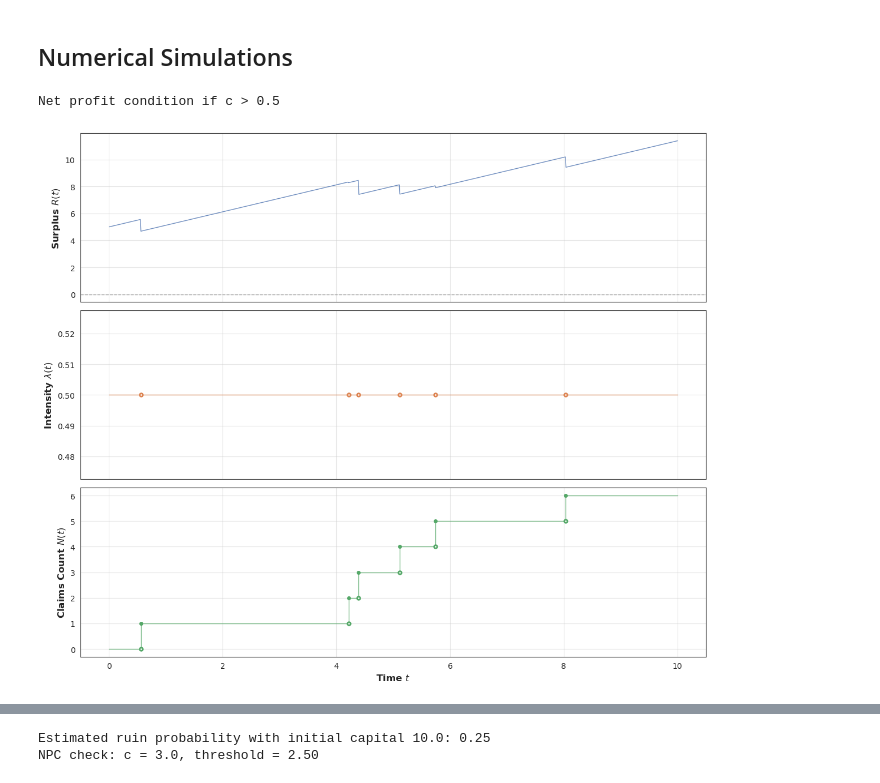
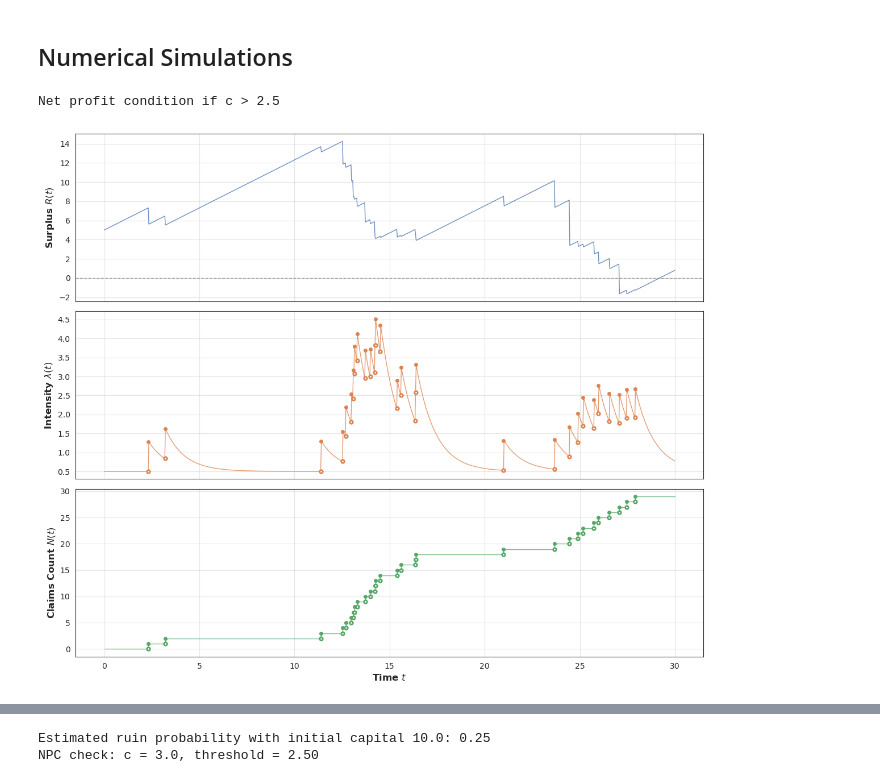
Before and after one commit to latestdesign/hawkes, a Jupyter notebook: hawkes_simulations.ipynb, the cells around one changed output, grey strips where cells are left out. Saved outputs shown, nothing was run; the diff lists cells and outputs as text; code cells hidden in the pictures.

```diff
--- a/hawkes_simulations.ipynb
+++ b/hawkes_simulations.ipynb
@@ -334,34 +334,34 @@ class HawkesRiskProcess:
             _, claims = self.simulate_process(T=T, u=u, seed=None)
             wealth = u + self.c * T - np.sum(claims)
             if np.any(wealth < 0):
                 ruin_count += 1
         return ruin_count / num_simulations
 
 
 def exp_kernel(t, alpha, beta):
     return alpha * np.exp(-beta * t) * (t >= 0)
 
 
 # Testing paths
 # Reminder: the NPC holds if c > mu * E[X] / (1 - ||kernel||_1) = c > mu * E[X] * beta / (beta - alpha)
 mu = 0.5
-alpha = 0.8 * 0.0
+alpha = 0.8
 beta = 1.0
 m = 1.0  # mean of the exponential claim size distribution
 print(f"Net profit condition if c > {mu * m * beta / (beta - alpha):.1f}")
 
 hawkes_risk = HawkesRiskProcess(
     c=1.0,
     mu=mu,
     kernel=lambda t: exp_kernel(t, alpha=alpha, beta=beta),
     claim_dist=lambda n, seed=None: np.random.default_rng(seed=seed).exponential(scale=m, size=n)
 )
-tx, arrivals, wealth, lams = hawkes_risk.simulate_path(T=10, u=5.0, seed=None)
+tx, arrivals, wealth, lams = hawkes_risk.simulate_path(T=30, u=5.0, seed=None)
 hawkes_risk.plot_path((tx, arrivals, wealth, lams))
 
 # TODO: study each parameter's influence on the simulation
 # T=10, u=5.0, seed=11, c=1.0, mu=0.5, alpha=0.8, beta=1.0, m=1.0
 # T=10, u=5.0, seed=17, c=1.0, mu=0.5, alpha=1.1, beta=1.0, m=1.0 # explosive case, kernel norm > 1
 # %% [output]
-Net profit condition if c > 0.5
+Net profit condition if c > 2.5
-[figure, old version]
+[figure, new version]
```
Also changed, not shown: parts of 3 cells of this notebook, 46 other files.
